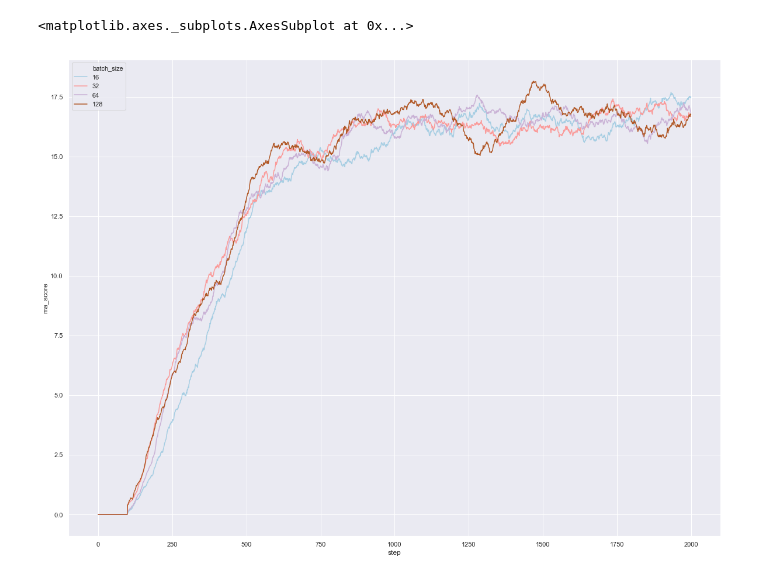
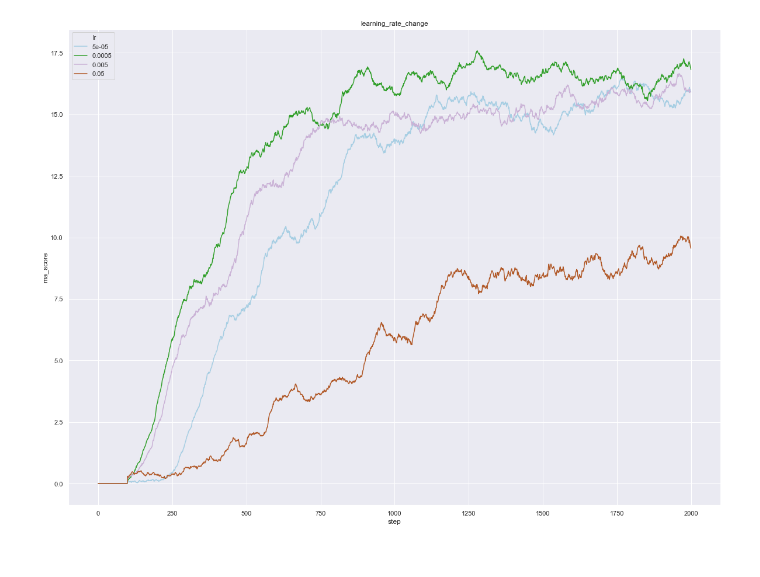
Before and after one commit to jezzarax/drlnd_p1_navigation, a Jupyter notebook: Training_hyperparameter_search_analysis.ipynb, the cells around one changed output. Saved outputs shown, nothing was run; the diff lists cells and outputs as text; code cells hidden in the pictures.

Commit message:
Made the charting code a bit less copypasty

```diff
--- a/Training_hyperparameter_search_analysis.ipynb
+++ b/Training_hyperparameter_search_analysis.ipynb
@@ -11,7 +11,7 @@ from matplotlib.colors import LogNorm
 # %%
 sb.set(rc={'figure.figsize':(20,15)}, style="darkgrid")
 # %%
-hparm = namedtuple("hparm", ["lr", "update_rate", "batch_size", "buffer_size", "gamma", "tau", "times"])
+hparm = namedtuple("hparm", ["lr", "update_rate", "batch_size", "memory_size", "gamma", "tau", "times"])
 
 path_prefix = "./hp_search_results/"
 
@@ -44,17 +44,32 @@ experiments = {
 }
 # %%
-lr_experiment_data = [[par, pd.read_json(path_prefix + filename)] for (par, filename) in experiments["learning_rate_change"]]
+experiment_outcomes = []
+for experiment in experiments:
+    (experiment_hparm, var_under_test) = experiments[experiment]
+    experiment_data = [[par, pd.read_json(path_prefix + filename)] for (par, filename) in experiment_hparm]
 
-for exp_item in lr_experiment_data:
-    df = exp_item[1].T
-    df["step"] = df.index
-    df = df.melt(id_vars = ["step"], var_name="run_id", value_name="score")
-    df["run_id"] = df["run_id"].astype(str).astype("int64")
-    df["lr"] = exp_item[0].lr
-    ma_score = df.groupby('run_id')['score'].rolling(window = 100).mean().reset_index().fillna(0)
-    ma_score.columns = ["run_id", "step", "ma_score"]
-    exp_item[1] = pd.merge(df, ma_score, how="inner", left_on=["run_id", "step"], right_on=["run_id", "step"])
+    for exp_item in experiment_data:
+        df = exp_item[1].T
+        df["step"] = df.index
+        df = df.melt(id_vars = ["step"], var_name="run_id", value_name="score")
+        df["run_id"] = df["run_id"].astype(str).astype("int64")
+        df[var_under_test] = exp_item[0]._asdict()[var_under_test]
+        ma_score = df.groupby('run_id')['score'].rolling(window = 100).mean().reset_index().fillna(0)
+        ma_score.columns = ["run_id", "step", "ma_score"]
+        exp_item[1] = pd.merge(df, ma_score, how="inner", left_on=["run_id", "step"], right_on=["run_id", "step"])
 
-lr_experiment_df = pd.concat([x[1] for x in lr_experiment_data])
+    experiment_df = pd.concat([x[1] for x in experiment_data])
+    experiment_outcomes.append((experiment, experiment_df, var_under_test))
 # %%
-sb.lineplot(data = lr_experiment_df, x = 'step', y = 'ma_score', hue="lr", ci=0.9, legend="full", hue_norm=LogNorm(), palette="Paired")
+def render_experiment_results(results):
+    plt = sb.lineplot(
+        data = results[1],
+        x = 'step',
+        y = 'ma_score',
+        hue = results[2],
+        ci = 0.9,
+        legend = "full",
+        hue_norm = LogNorm(),
+        palette = "Paired"
+    )
+    plt.set_title(results[0])
@@ -135,5 +76,4 @@ bs_experiment_df = pd.concat([x[1] for x in bs_experiment_data])
-# %%
-sb.lineplot(data = bs_experiment_df, x = 'step', y = 'ma_score', hue="batch_size", ci=0.9, legend="full", hue_norm=LogNorm(), palette="Paired")
-# %% [output]
-<matplotlib.axes._subplots.AxesSubplot at 0x...>
-[figure, removed]
+# %%
+render_experiment_results(experiment_outcomes[0])
+# %% [output]
+[figure, added]
```
Also changed, not shown: parts of 13 cells of this notebook, 1 other file.
